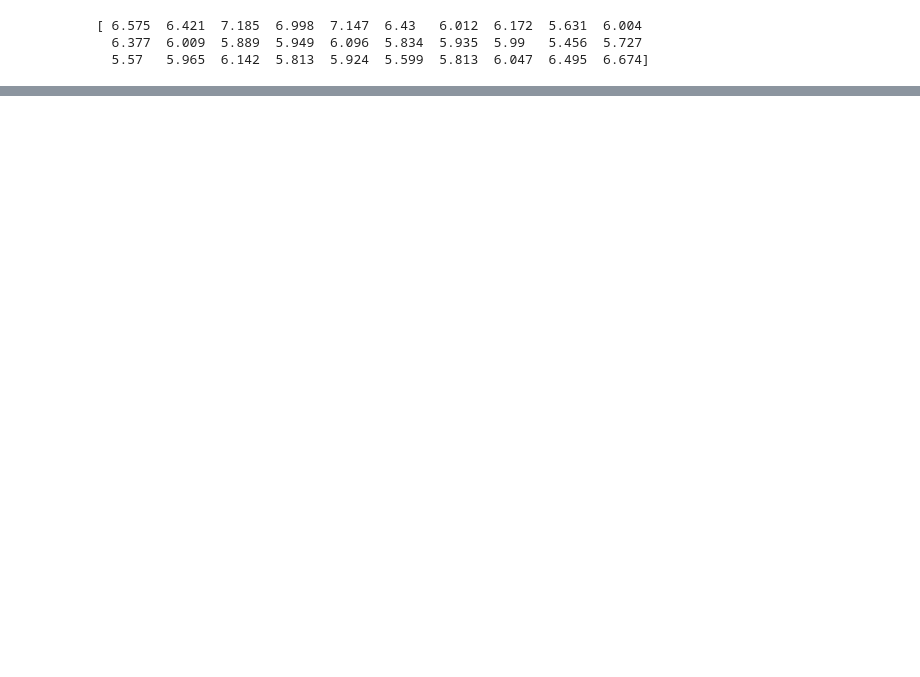
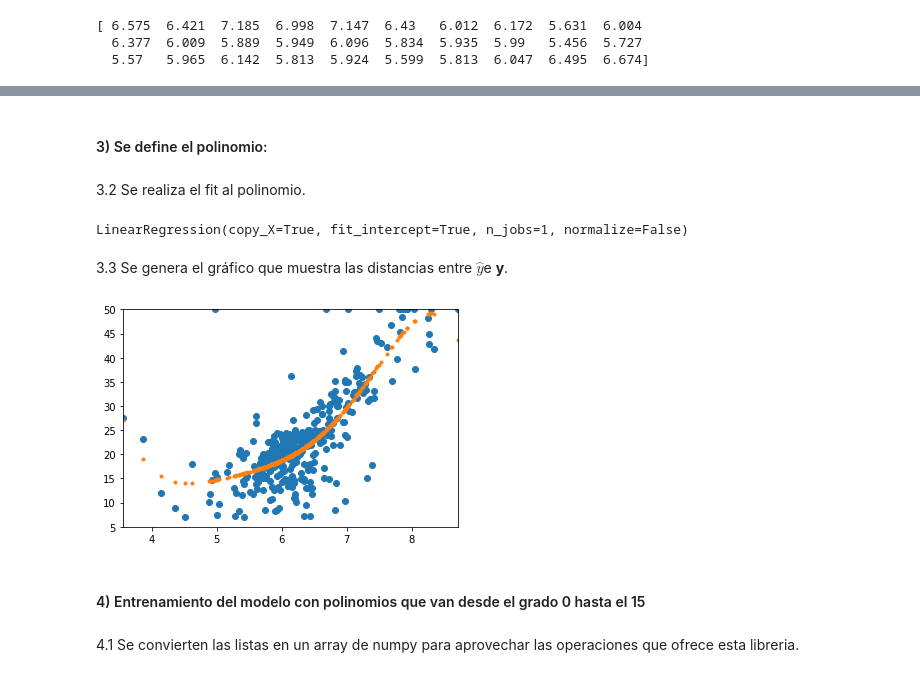
Before and after one commit to nicosalu/inteligencia-2017, a Jupyter notebook: regresion-2-ejercicio-clase-3/regresion-2-ejercicio-clase-3.ipynb, the cells around one changed output, grey strips where cells are left out. Saved outputs shown, nothing was run; the diff lists cells and outputs as text; code cells hidden in the pictures; blank space fills up the shorter version.

```diff
--- a/regresion-2-ejercicio-clase-3/regresion-2-ejercicio-clase-3.ipynb
+++ b/regresion-2-ejercicio-clase-3/regresion-2-ejercicio-clase-3.ipynb
@@ -10 +6,3 @@ my_random = np.random.RandomState(14)
+# %%
+my_random = 14
 # %% [markdown]
@@ -32,4 +30,4 @@ print(X_feature[0:30])
 # %%
 from sklearn.model_selection import train_test_split
 
-X_train, X_test, y_train, y_test = train_test_split(X, y, test_size=0.3, random_state=my_random)
+X_train, X_test, y_train, y_test = train_test_split(X_feature, y, test_size=0.3, random_state=my_random)
@@ -38,2 +34,29 @@ X_train, X_test, y_train, y_test = train_test_split(X, y, test_size=0.3, random_
+# %% [markdown]
+#### 3) Se define el polinomio:
 # %%
 from sklearn.preprocessing import PolynomialFeatures
+from sklearn.linear_model import LinearRegression
+
+poly = PolynomialFeatures(degree=5)
+# %% [markdown]
+3.2 Se realiza el fit al polinomio.
+# %%
+X_train_poly = poly.fit_transform(X_train.reshape(-1, 1), y_train)
+poly_regressor = LinearRegression()
+poly_regressor.fit(X_train_poly, y_train)
+# %% [output]
+LinearRegression(copy_X=True, fit_intercept=True, n_jobs=1, normalize=False)
+# %% [markdown]
+3.3 Se genera el gráfico que muestra las distancias entre **$\hat{y}$**e **y**.
+# %%
+import matplotlib.pyplot as plt
+axes = plt.subplot(111) # Establecemos límites fijos para el gráfico
+axes.set_xlim(X_train.min(), X_train.max())
+axes.set_ylim(y.min(), y.max())
+plt.plot(X_train, y_train, 'o')
+plt.plot(X_train, poly_regressor.predict(X_train_poly), '.')
+plt.show()
+# %% [output]
+[figure, added]
+# %% [markdown]
+#### 4) Entrenamiento del modelo con polinomios que van desde el grado 0 hasta el 15
@@ -39,0 +78,2 @@ from sklearn.preprocessing import PolynomialFeatures
+# %% [markdown]
+4.1 Se convierten las listas en un array de numpy para aprovechar las operaciones que ofrece esta libreria.
```
Also changed, not shown: parts of 17 cells of this notebook.
